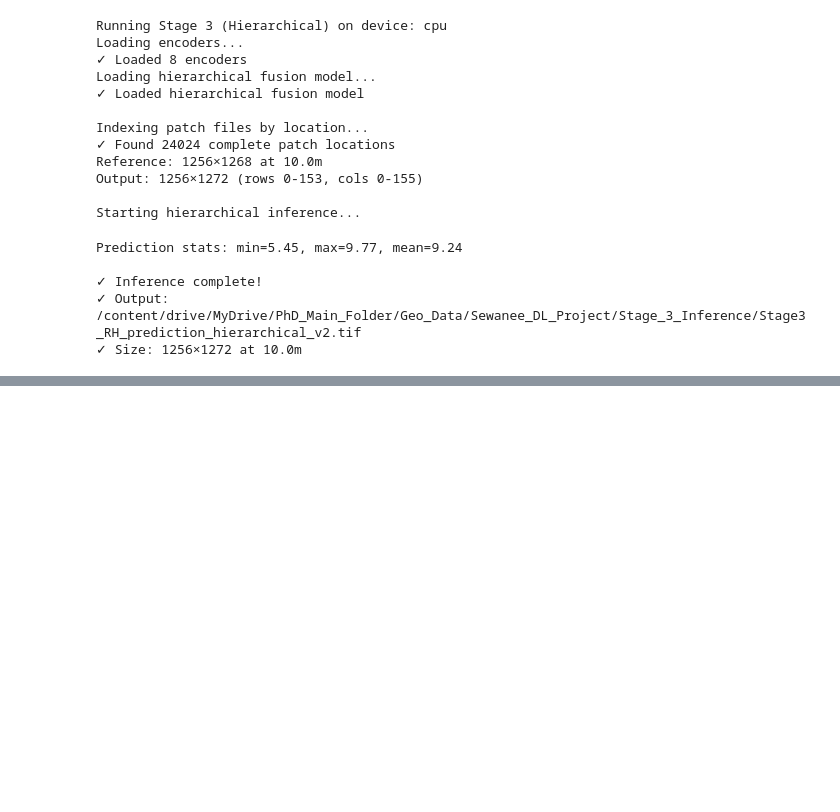
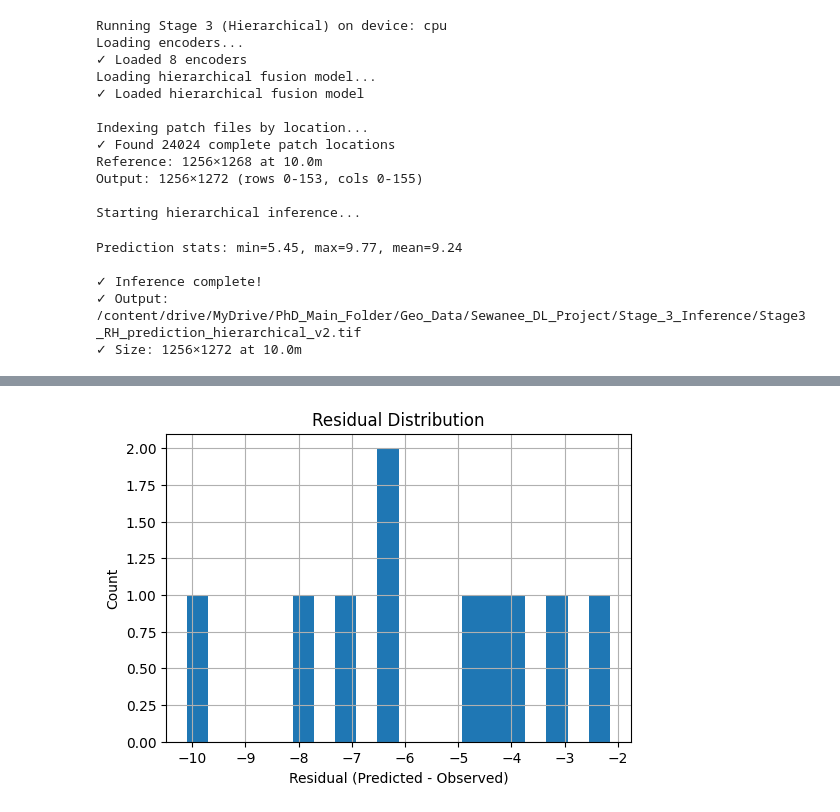
Before and after one commit to MayerT1/Prep_GEDI, a Jupyter notebook: GEDI_L1B_L2A_L2B_Native_EO_Res_Multi_Branch_Transformer.ipynb, the cells around one changed output, grey strips where cells are left out. Cells and saved outputs as stored; diff of their text form; code cells hidden in the pictures; blank space fills up the shorter version.

```diff
--- a/GEDI_L1B_L2A_L2B_Native_EO_Res_Multi_Branch_Transformer.ipynb
+++ b/GEDI_L1B_L2A_L2B_Native_EO_Res_Multi_Branch_Transformer.ipynb
@@ -7214,0 +6613,12 @@ Break Below is old code before 11/29 drop as needed
+# %%
+residuals = df['pred'] - df['obs']
+
+plt.figure(figsize=(6,4))
+plt.hist(residuals, bins=20)
+plt.xlabel("Residual (Predicted - Observed)")
+plt.ylabel("Count")
+plt.title("Residual Distribution")
+plt.grid(True)
+plt.show()
+# %% [output]
+[figure, added]
```
Also changed, not shown: parts of 78 cells of this notebook.
